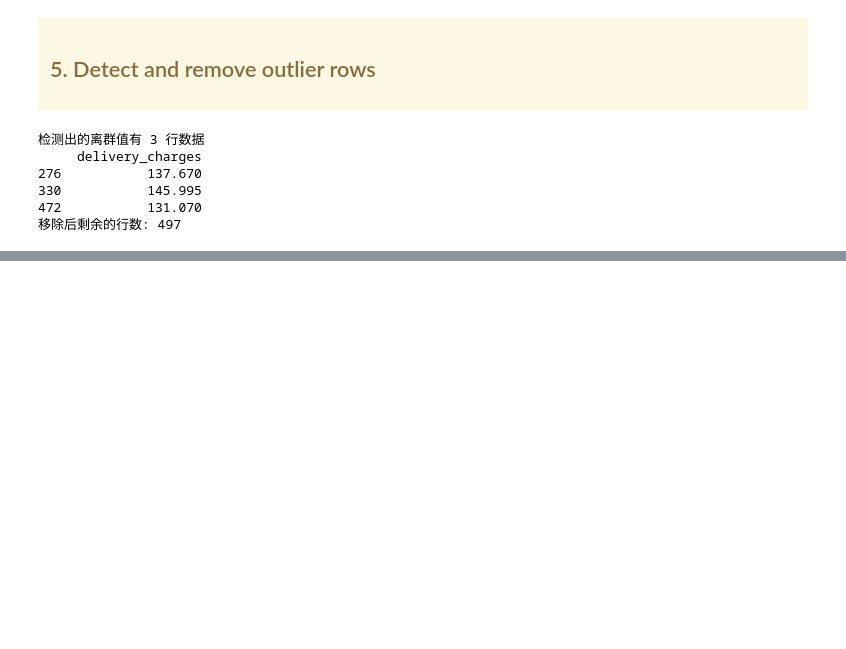
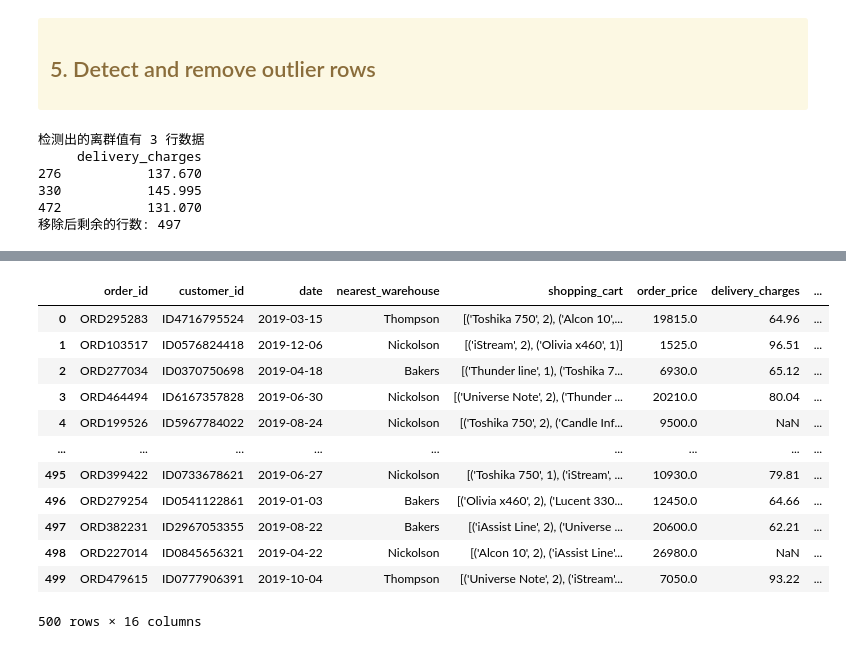
Before and after one commit to walter181/Group181_ass2, a Jupyter notebook: Group181_ass2_task1.ipynb, the cells around one changed output, grey strips where cells are left out. Cells and saved outputs as stored; diff of their text form; code cells hidden in the pictures; blank space fills up the shorter version.

Commit message:
add missing data

```diff
--- a/Group181_ass2_task1.ipynb
+++ b/Group181_ass2_task1.ipynb
@@ -900,0 +909,4 @@ print(f"移除后剩余的行数: {len(cleaned_data)}")
+# %%
+# 加载数据
+df = pd.read_csv('Group181_missing_data.csv')
+df.info()
@@ -900,0 +931,35 @@ print(f"移除后剩余的行数: {len(cleaned_data)}")
+# %%
+
+
+# 填补 'nearest_warehouse' 的缺失值，使用众数
+df = df.assign(nearest_warehouse=df['nearest_warehouse'].fillna(df['nearest_warehouse'].mode()[0]))
+
+# 使用中位数填补数值列 'order_price', 'order_total', 'delivery_charges', 'distance_to_nearest_warehouse' 的缺失值
+df['order_price'] = df['order_price'].fillna(df['order_price'].median())
+df['order_total'] = df['order_total'].fillna(df['order_total'].median())
+#df['delivery_charges'] = df['delivery_charges'].fillna(df['delivery_charges'].median())
+df['distance_to_nearest_warehouse'] = df['distance_to_nearest_warehouse'].fillna(df['distance_to_nearest_warehouse'].median())
+
+# 使用众数填补 'is_happy_customer'
+df['is_happy_customer'] = df['is_happy_customer'].fillna(df['is_happy_customer'].mode()[0])
+
+sia = SentimentIntensityAnalyzer()
+df['is_happy_customer'] = df['latest_customer_review'].apply(
+    lambda x: 1 if sia.polarity_scores(x)['compound'] >= 0.05 else 0
+)
+
+df
+# %% [output]
+|  | order_id | customer_id | date | nearest_warehouse | shopping_cart | order_price | delivery_charges | ... |
+| 0 | ORD295283 | ID4716795524 | 2019-03-15 | Thompson | [('Toshika 750', 2), ('Alcon 10',... | 19815.0 | 64.96 | ... |
+| 1 | ORD103517 | ID0576824418 | 2019-12-06 | Nickolson | [('iStream', 2), ('Olivia x460', 1)] | 1525.0 | 96.51 | ... |
+| 2 | ORD277034 | ID0370750698 | 2019-04-18 | Bakers | [('Thunder line', 1), ('Toshika 7... | 6930.0 | 65.12 | ... |
+| 3 | ORD464494 | ID6167357828 | 2019-06-30 | Nickolson | [('Universe Note', 2), ('Thunder ... | 20210.0 | 80.04 | ... |
+| 4 | ORD199526 | ID5967784022 | 2019-08-24 | Nickolson | [('Toshika 750', 2), ('Candle Inf... | 9500.0 | NaN | ... |
+| ... | ... | ... | ... | ... | ... | ... | ... | ... |
+| 495 | ORD399422 | ID0733678621 | 2019-06-27 | Nickolson | [('Toshika 750', 1), ('iStream', ... | 10930.0 | 79.81 | ... |
+| 496 | ORD279254 | ID0541122861 | 2019-01-03 | Bakers | [('Olivia x460', 2), ('Lucent 330... | 12450.0 | 64.66 | ... |
+| 497 | ORD382231 | ID2967053355 | 2019-08-22 | Bakers | [('iAssist Line', 2), ('Universe ... | 20600.0 | 62.21 | ... |
+| 498 | ORD227014 | ID0845656321 | 2019-04-22 | Nickolson | [('Alcon 10', 2), ('iAssist Line'... | 26980.0 | NaN | ... |
+| 499 | ORD479615 | ID0777906391 | 2019-10-04 | Thompson | [('Universe Note', 2), ('iStream'... | 7050.0 | 93.22 | ... |
+500 rows × 16 columns
```
Also changed, not shown: parts of 6 cells of this notebook, 1 other file.
